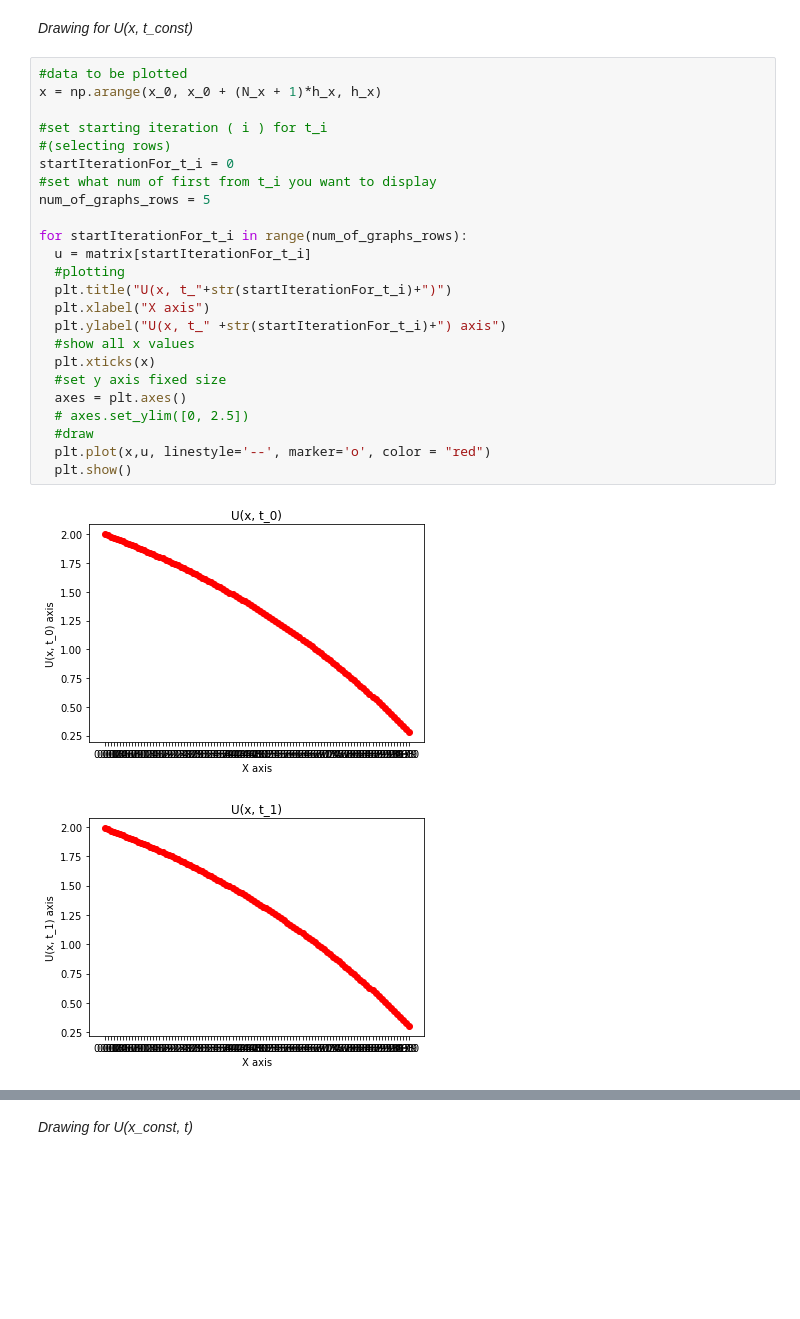
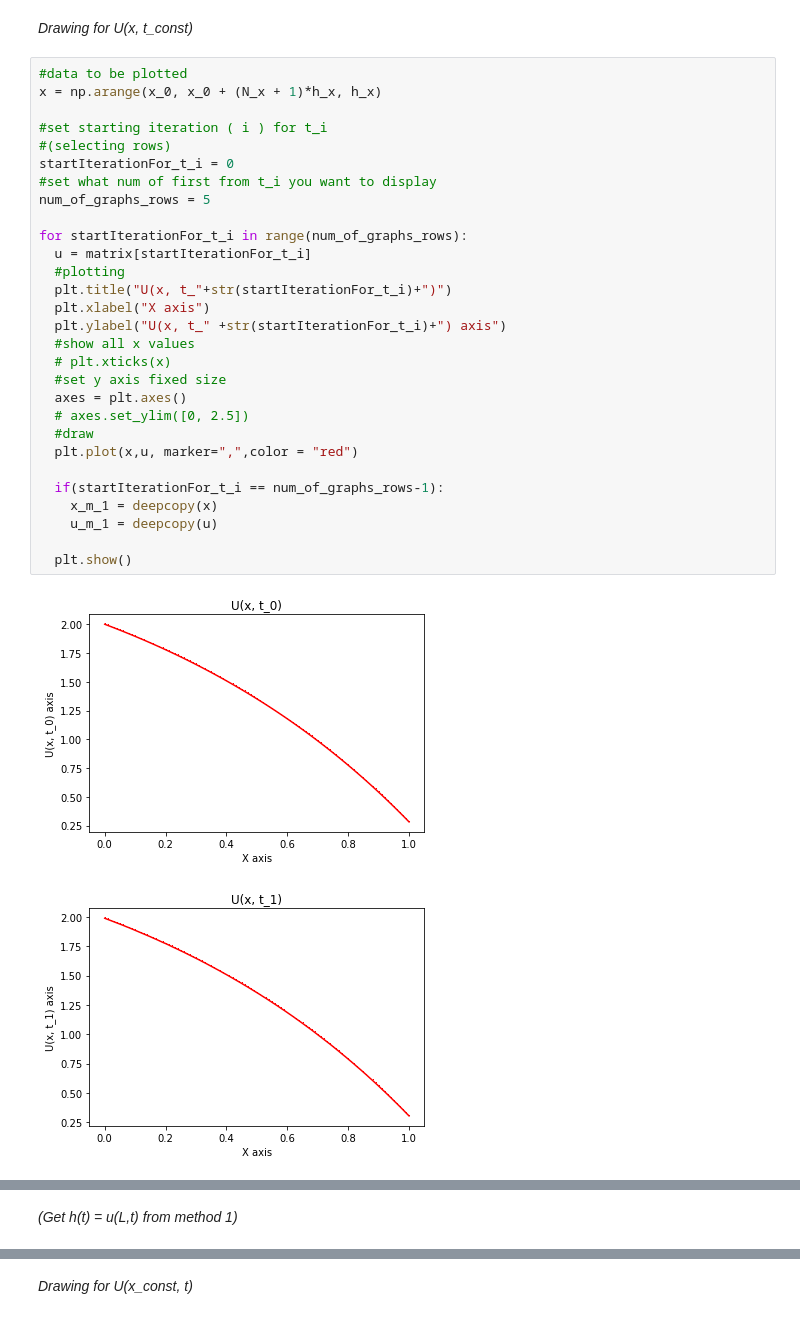
Before and after one commit to HIDDENDEN/Math_models, a Jupyter notebook: MyWork.ipynb, the cells around one changed output, grey strips where cells are left out. Saved outputs shown, nothing was run; the diff lists cells and outputs as text; blank space fills up the shorter version.

```diff
--- a/MyWork.ipynb
+++ b/MyWork.ipynb
@@ -173,27 +180,32 @@ import matplotlib.pyplot as plt
 # %%
 #data to be plotted
 x = np.arange(x_0, x_0 + (N_x + 1)*h_x, h_x)
 
 #set starting iteration ( i ) for t_i
 #(selecting rows)
 startIterationFor_t_i = 0
 #set what num of first from t_i you want to display
 num_of_graphs_rows = 5
 
 for startIterationFor_t_i in range(num_of_graphs_rows):
   u = matrix[startIterationFor_t_i]
   #plotting
   plt.title("U(x, t_"+str(startIterationFor_t_i)+")")
   plt.xlabel("X axis")
   plt.ylabel("U(x, t_" +str(startIterationFor_t_i)+") axis")
   #show all x values
-  plt.xticks(x)
+  # plt.xticks(x)
   #set y axis fixed size
   axes = plt.axes()
   # axes.set_ylim([0, 2.5])
   #draw
-  plt.plot(x,u, linestyle='--', marker='o', color = "red")
+  plt.plot(x,u, marker=",",color = "red")
+
+  if(startIterationFor_t_i == num_of_graphs_rows-1):
+    x_m_1 = deepcopy(x)
+    u_m_1 = deepcopy(u)
+
   plt.show()
 # %% [output]
-[figure, old version]
+[figure, new version]
-[figure, old version]
+[figure, new version]
@@ -202,0 +215,2 @@ for startIterationFor_t_i in range(num_of_graphs_rows):
+# %% [markdown]
+*(Get h(t) = u(L,t) from method 1)*
```
Also changed, not shown: parts of 20 cells of this notebook.
